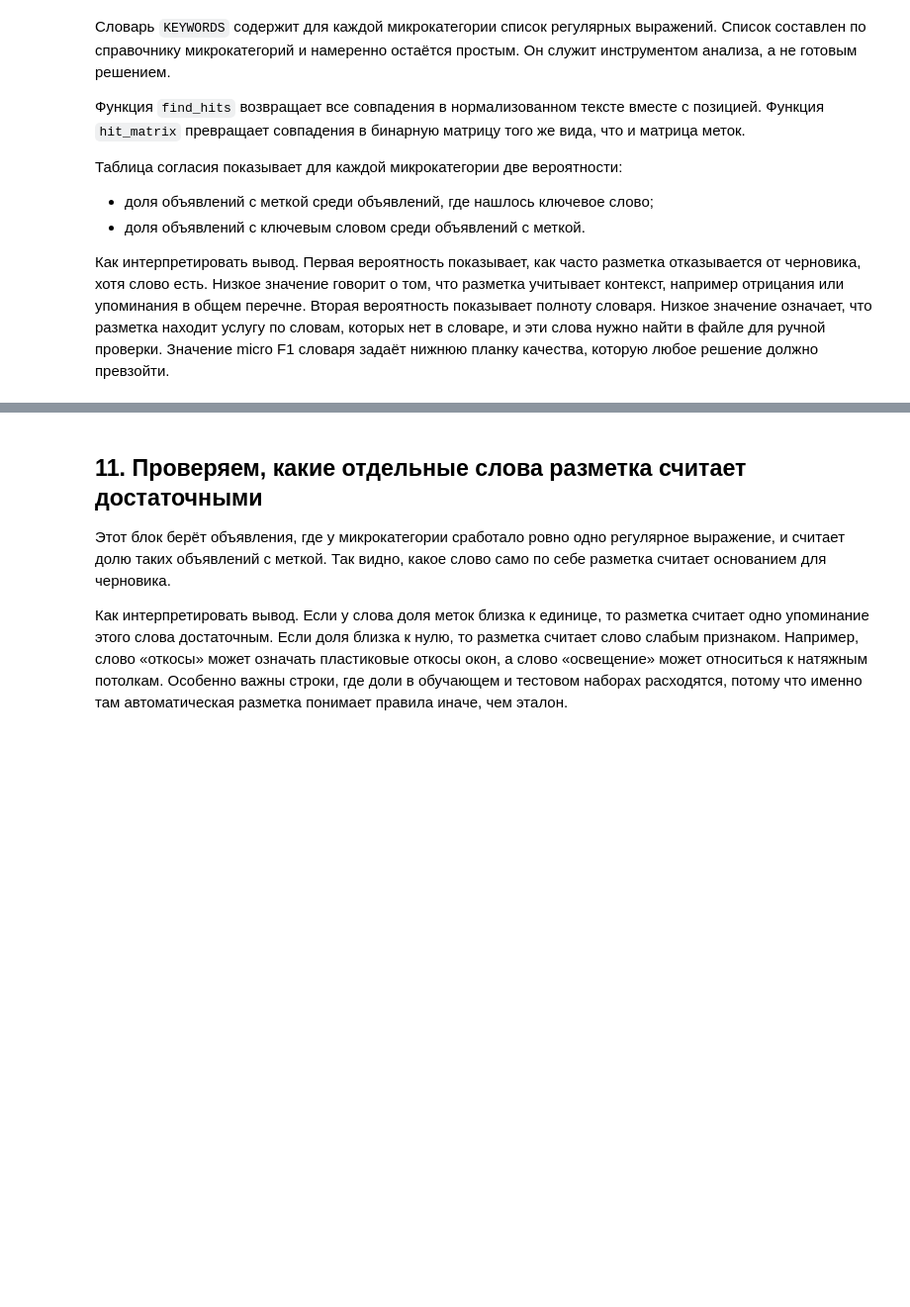
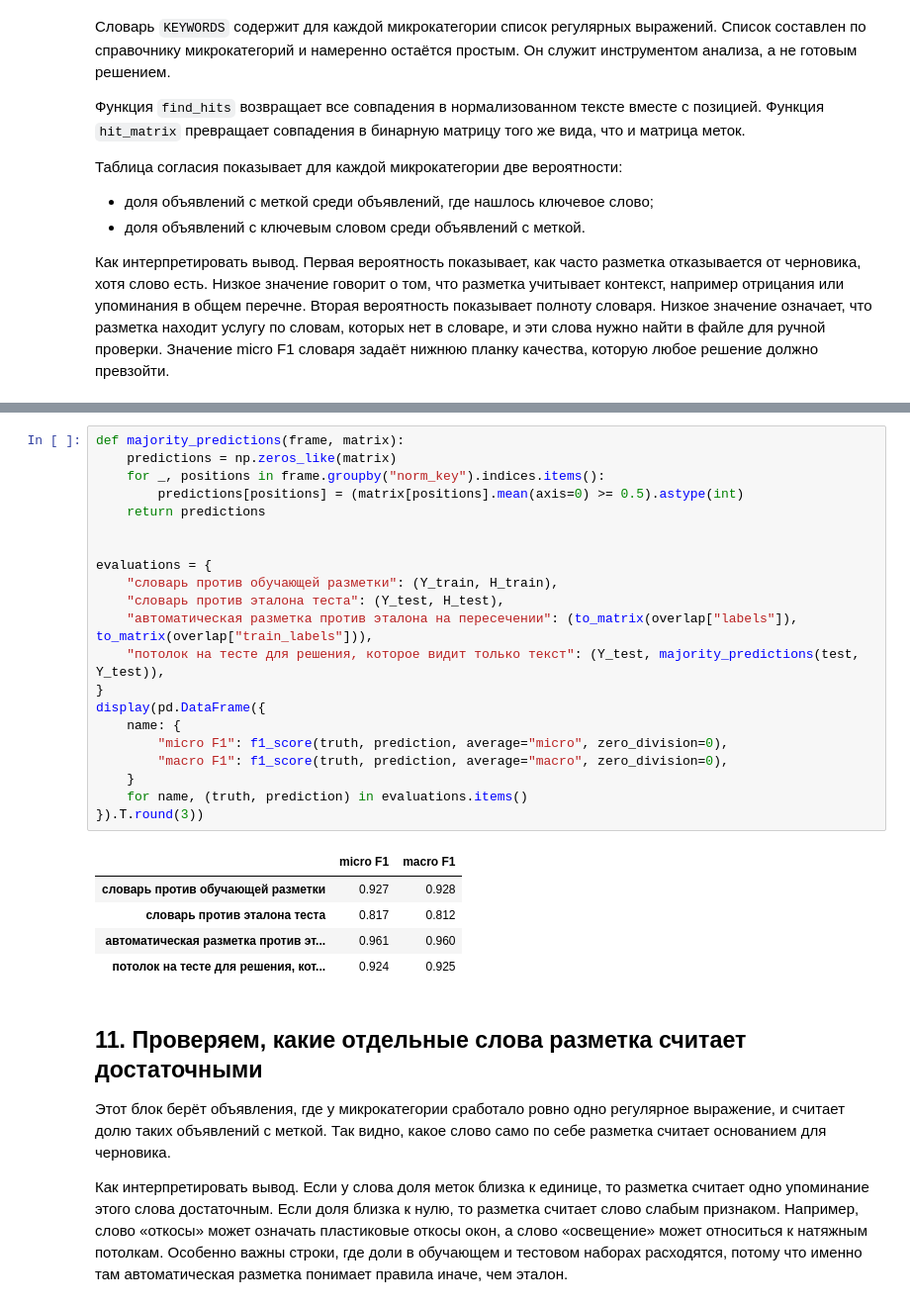
Before and after one commit to Red1an/Innoglobalhack, a Jupyter notebook: dataset_review/01_dataset_exploration.ipynb, the cells around one changed output, grey strips where cells are left out. Shown at 99% size. Cells and saved outputs as stored; diff of their text form; blank space fills up the shorter version.

Commit message:
Add macro F1 comparison to dataset notebook
Co-Authored-By: Claude Opus 5.5 <noreply@anthropic.com>

```diff
--- a/dataset_review/01_dataset_exploration.ipynb
+++ b/dataset_review/01_dataset_exploration.ipynb
@@ -613,3 +619,30 @@ display(agreement_table(Y_test, H_test).round(3))
+# %%
+def majority_predictions(frame, matrix):
+    predictions = np.zeros_like(matrix)
+    for _, positions in frame.groupby("norm_key").indices.items():
+        predictions[positions] = (matrix[positions].mean(axis=0) >= 0.5).astype(int)
+    return predictions
+
+
+evaluations = {
+    "словарь против обучающей разметки": (Y_train, H_train),
+    "словарь против эталона теста": (Y_test, H_test),
+    "автоматическая разметка против эталона на пересечении": (to_matrix(overlap["labels"]), to_matrix(overlap["train_labels"])),
+    "потолок на тесте для решения, которое видит только текст": (Y_test, majority_predictions(test, Y_test)),
+}
+display(pd.DataFrame({
+    name: {
+        "micro F1": f1_score(truth, prediction, average="micro", zero_division=0),
+        "macro F1": f1_score(truth, prediction, average="macro", zero_division=0),
+    }
+    for name, (truth, prediction) in evaluations.items()
+}).T.round(3))
+# %% [output]
+|  | micro F1 | macro F1 |
+| словарь против обучающей разметки | 0.927 | 0.928 |
+| словарь против эталона теста | 0.817 | 0.812 |
+| автоматическая разметка против эт... | 0.961 | 0.960 |
+| потолок на тесте для решения, кот... | 0.924 | 0.925 |
 # %% [markdown]
 ## 11. Проверяем, какие отдельные слова разметка считает достаточными
 
```
Also changed, not shown: parts of 3 cells of this notebook, 1 other file.
